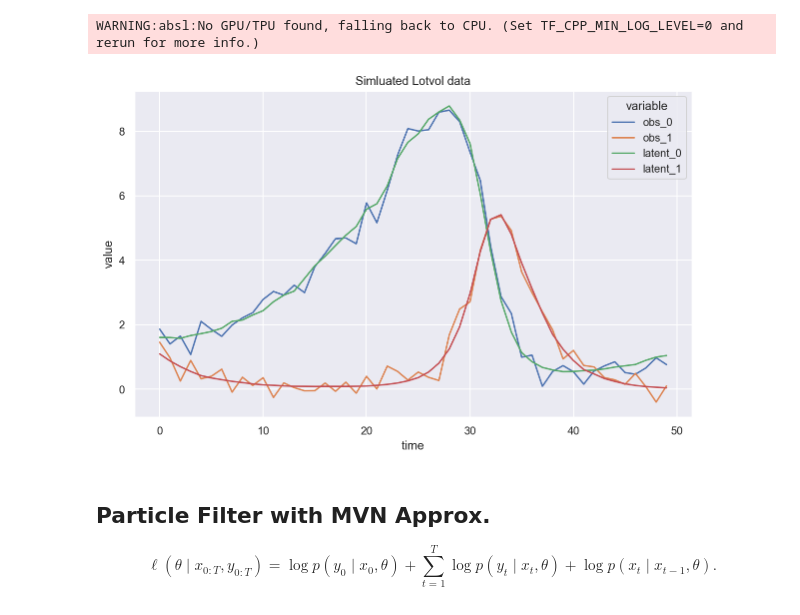
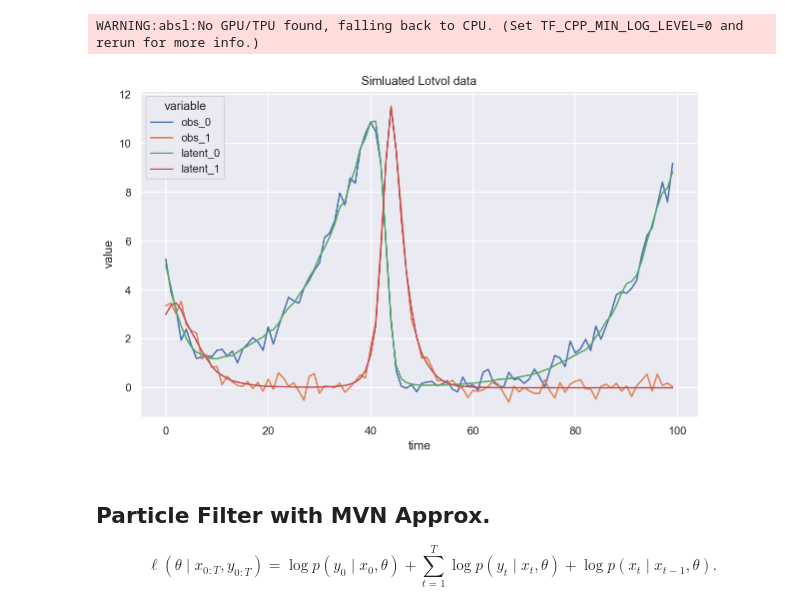
Before and after one commit to mlysy/pfjax, a Jupyter notebook: examples/lotvol-mvn.ipynb, the cells around one changed output. Saved outputs shown, nothing was run; the diff lists cells and outputs as text; code cells hidden in the pictures.

```diff
--- a/examples/lotvol-mvn.ipynb
+++ b/examples/lotvol-mvn.ipynb
@@ -32,8 +37,6 @@ from pfjax.lotvol_model import LotVolModel
 
 Plotting the observations of the state (latent variables) as well as the observations. The latent observations are the smooth lines given below and the observations are the slightly more jagged lines.
 # %%
-key = random.PRNGKey(0)
-
 # parameter values
 alpha = 1.0
 beta = 1.0
@@ -41,49 +44,54 @@ gamma = 4.0
 delta = 1.0
 sigma_h = 0.1
 sigma_l = 0.1
-tau_h = 0.25
-tau_l = 0.25
+tau_h = 0.25 # low noise = 0.1
+tau_l = 0.25 # low noise = 0.1
 
 theta = np.array([alpha, beta, gamma, delta, sigma_h, sigma_l, tau_h, tau_l])
 
 dt = 0.1
 n_res = 1
-n_obs = 50
+n_obs = 100
 lotvol_model = LotVolModel(dt, n_res)
+key = random.PRNGKey(0)
 key, subkey = random.split(key)
-
-x_init = lotvol_model.init_sample(y_init=jnp.log(jnp.array([5., 3.])),
-                     theta=jnp.append(theta[0:6], jnp.array([0., 0.])),
-                     key=subkey)
-
-y_meas, x_state = simulate(lotvol_model, n_obs, x_init, theta, subkey)
 # %% [output]
 WARNING:absl:No GPU/TPU found, falling back to CPU. (Set TF_CPP_MIN_LOG_LEVEL=0 and rerun for more info.)
+# %%
+x_init = jnp.block([[jnp.zeros((n_res-1, 2))],
+                    [jnp.log(jnp.array([5., 3.]))]])
+
+y_meas, x_state = pf.simulate(model = lotvol_model,
+                              n_obs = n_obs,
+                              x_init = x_init,
+                              theta = theta,
+                              key = subkey)
 # %%
 def make_df(data_arr, labels):
     """
+    FIXME: Only works with resolution size 1
     Make dataframe for Seaborn plotting
     data_arr = [y_meas, x_state]
     labels = ["obs_0", "obs_1", "latent_0", "latent_1"]
     """
     y_meas = data_arr[0]
     x_state = data_arr[1]
     df = pd.DataFrame(y_meas)
     df.columns = labels[:2]
     df[labels[2]] = jnp.exp(jnp.squeeze(x_state)[:, 0])
     df[labels[3]] = jnp.exp(jnp.squeeze(x_state)[:, 1])
     df["time"] = df.index
     return df
 
 true_data = make_df([y_meas, x_state],
                     labels=["obs_0", "obs_1", "latent_0", "latent_1"])
 
 fig, ax = plt.subplots(nrows=1, ncols=1, figsize=(10, 6), sharey=True)
 sns.lineplot(data=pd.melt(true_data, id_vars = "time"),
              x="time", y="value", hue="variable")\
     .set_title("Simluated Lotvol data");
 # %% [output]
-[figure, old version]
+[figure, new version]
 # %% [markdown]
 ## Particle Filter with MVN Approx.
 
```
Also changed, not shown: parts of 4 cells of this notebook, 3 other files.
